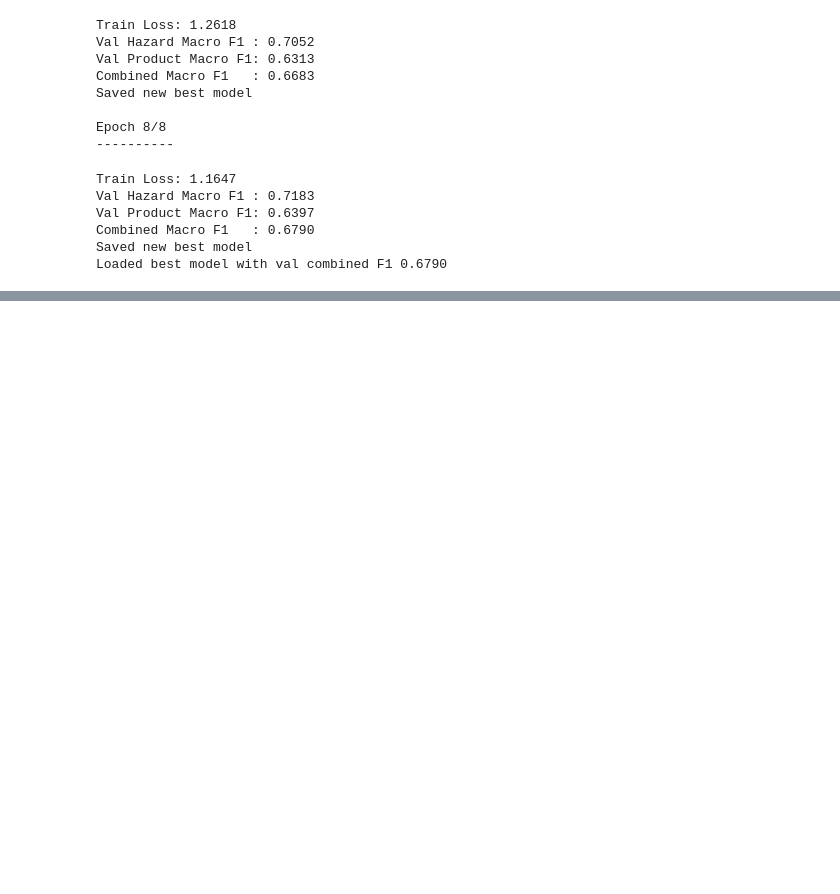
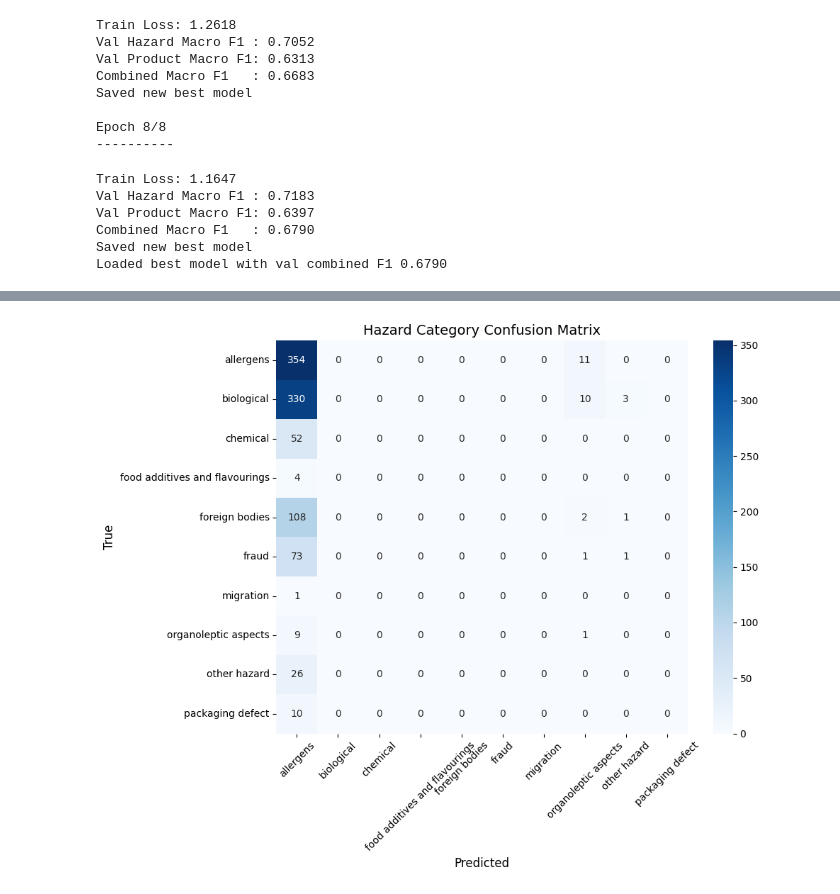
Before and after one commit to SjdnDzikran/food-hazard-detection, a Jupyter notebook: food_hazard.ipynb, the cells around one changed output, grey strips where cells are left out. Cells and saved outputs as stored; diff of their text form; code cells hidden in the pictures; blank space fills up the shorter version.

```diff
--- a/food_hazard.ipynb
+++ b/food_hazard.ipynb
@@ -394,0 +487,68 @@ Combined Macro F1    : 0.6293
+# %%
+# Visualisasi Confusion Matrix
+
+import seaborn as sns
+from sklearn.metrics import confusion_matrix
+
+# Define BEST_PATH locally for robustness
+BEST_PATH = "best_multitask_bert.pt"
+
+# Ensure df_results contains prediction columns
+# Re-run prediction logic and column assignment if 'pred_hazard' is not found
+if 'pred_hazard' not in df_results.columns or 'pred_product' not in df_results.columns:
+    print("Re-generating prediction columns for df_results...")
+    # These variables (model, device, test_loader, hazard_encoder, product_encoder, df_test)
+    # are assumed to be initialized from previous cells.
+
+    # Re-initialize the model and load its best state dictionary
+    # Ensure MultiTaskBERT class is defined (from previous cells)
+    model = MultiTaskBERT(num_hazard_classes, num_product_classes).to(device)
+    if os.path.exists(BEST_PATH):
+        model.load_state_dict(torch.load(BEST_PATH, map_location=device))
+        print(f"Loaded best model from {BEST_PATH}")
+    else:
+        print(f"Warning: Best model checkpoint not found at {BEST_PATH}. Using randomly initialized model.")
+
+    h_pred_recreate, p_pred_recreate = [], []
+    model.eval() # Ensure model is in evaluation mode
+    with torch.no_grad():
+        for batch in test_loader:
+            input_ids = batch['input_ids'].to(device)
+            attention_mask = batch['attention_mask'].to(device)
+            token_type_ids = batch['token_type_ids'].to(device)
+            hazard_logits, product_logits = model(input_ids, attention_mask, token_type_ids)
+            h_pred_recreate.extend(hazard_logits.argmax(dim=1).cpu().numpy())
+            p_pred_recreate.extend(product_logits.argmax(dim=1).cpu().numpy())
+
+    pred_hazard_text = hazard_encoder.inverse_transform(h_pred_recreate)
+    pred_product_text = product_encoder.inverse_transform(p_pred_recreate)
+
+    # Re-initialize df_results to ensure consistency, then add prediction columns
+    df_results = df_test.copy()
+    df_results['pred_hazard'] = pred_hazard_text
+    df_results['pred_product'] = pred_product_text
+
+# Ambil true & predicted labels langsung dari dataframe
+true_hazard_labels = df_results["hazard-category"]
+pred_hazard_labels = df_results["pred_hazard"]
+
+# Ambil daftar kelas unik (agar label di heatmap sesuai kategori asli)
+labels = sorted(df_results["hazard-category"].unique())
+
+# Buat confusion matrix
+cm = confusion_matrix(true_hazard_labels, pred_hazard_labels, labels=labels)
+
+# Plot confusion matrix
+plt.figure(figsize=(10, 8))
+sns.heatmap(cm, annot=True, fmt='d', cmap='Blues',
+            xticklabels=labels, yticklabels=labels)
+
+plt.title("Hazard Category Confusion Matrix", fontsize=14)
+plt.xlabel("Predicted", fontsize=12)
+plt.ylabel("True", fontsize=12)
+plt.xticks(rotation=45)
+plt.yticks(rotation=0)
+plt.tight_layout()
+plt.show()
+# %% [output]
+[figure, added]
```
Also changed, not shown: parts of 9 cells of this notebook, 5 other files.
